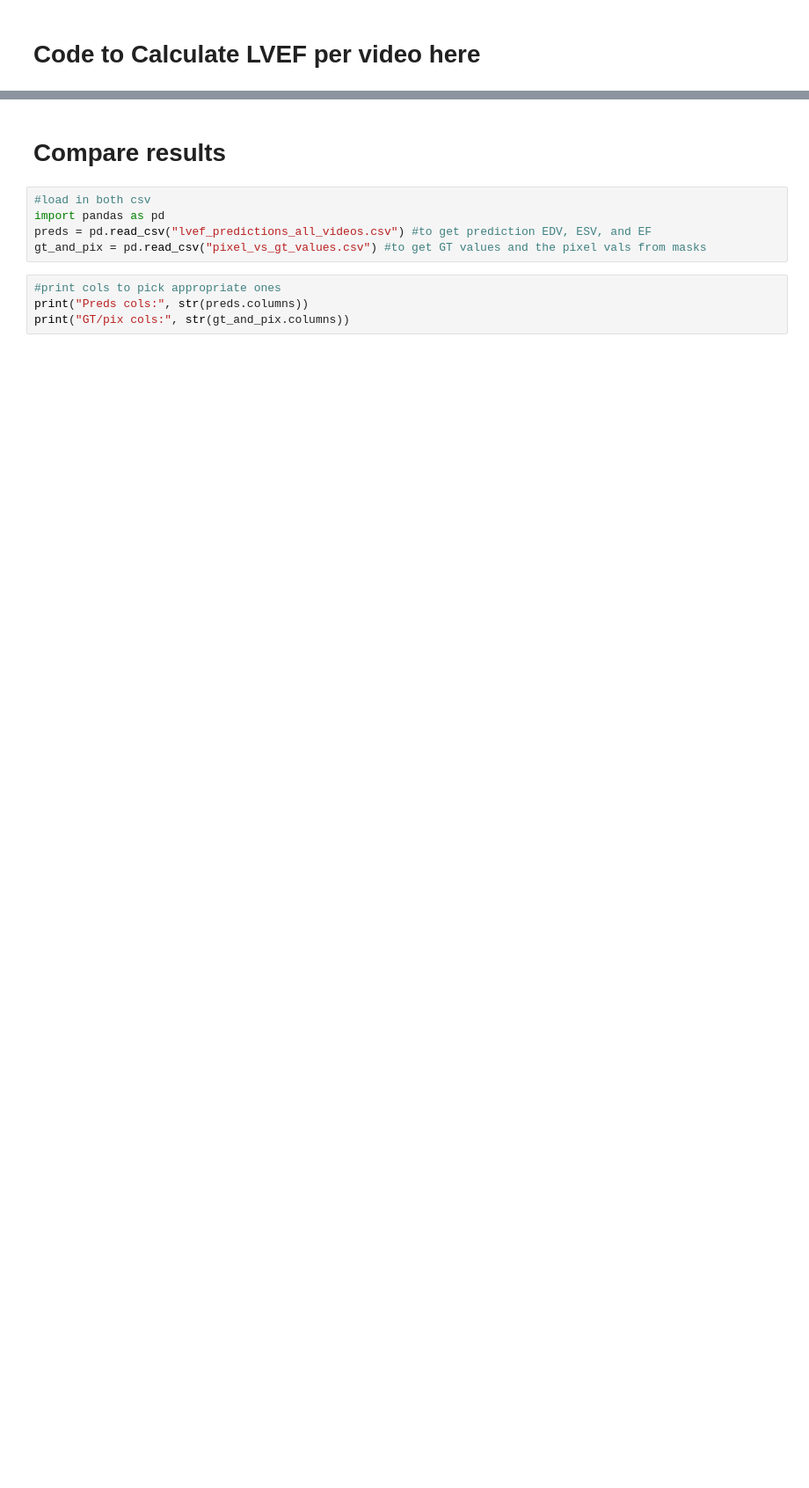
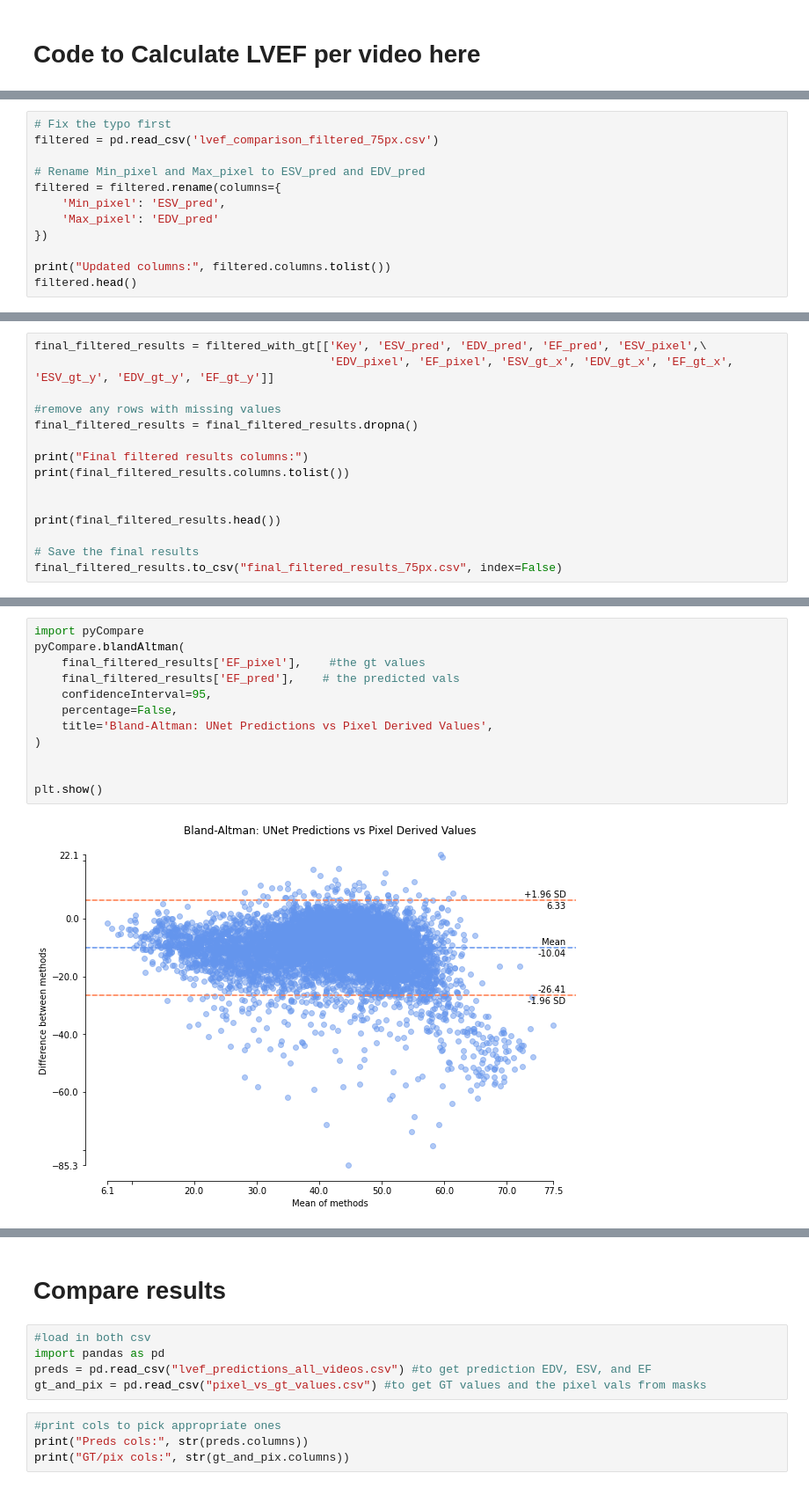
Before and after one commit to nrsjun/MachineLearning-LVEF-31005-, a Jupyter notebook: task3_measure_lvef.ipynb, the cells around one changed output, grey strips where cells are left out. Shown at 88% size. Cells and saved outputs as stored; diff of their text form; blank space fills up the shorter version.

```diff
--- a/task3_measure_lvef.ipynb
+++ b/task3_measure_lvef.ipynb
@@ -638,0 +745,12 @@ Sample results:
+# %%
+# Fix the typo first
+filtered = pd.read_csv('lvef_comparison_filtered_75px.csv')
+
+# Rename Min_pixel and Max_pixel to ESV_pred and EDV_pred
+filtered = filtered.rename(columns={
+    'Min_pixel': 'ESV_pred',
+    'Max_pixel': 'EDV_pred'
+})
+
+print("Updated columns:", filtered.columns.tolist())
+filtered.head()
@@ -638,0 +801,15 @@ Sample results:
+# %%
+final_filtered_results = filtered_with_gt[['Key', 'ESV_pred', 'EDV_pred', 'EF_pred', 'ESV_pixel',\
+                                           'EDV_pixel', 'EF_pixel', 'ESV_gt_x', 'EDV_gt_x', 'EF_gt_x', 'ESV_gt_y', 'EDV_gt_y', 'EF_gt_y']]
+
+#remove any rows with missing values
+final_filtered_results = final_filtered_results.dropna()
+
+print("Final filtered results columns:")
+print(final_filtered_results.columns.tolist())
+
+
+print(final_filtered_results.head())
+
+# Save the final results
+final_filtered_results.to_csv("final_filtered_results_75px.csv", index=False)
@@ -638,0 +836,14 @@ Sample results:
+# %%
+import pyCompare
+pyCompare.blandAltman(
+    final_filtered_results['EF_pixel'],    #the gt values
+    final_filtered_results['EF_pred'],    # the predicted vals
+    confidenceInterval=95,
+    percentage=False,
+    title='Bland-Altman: UNet Predictions vs Pixel Derived Values',
+)
+
+
+plt.show()
+# %% [output]
+[figure, added]
```
Also changed, not shown: parts of 20 cells of this notebook, 1 other file.
